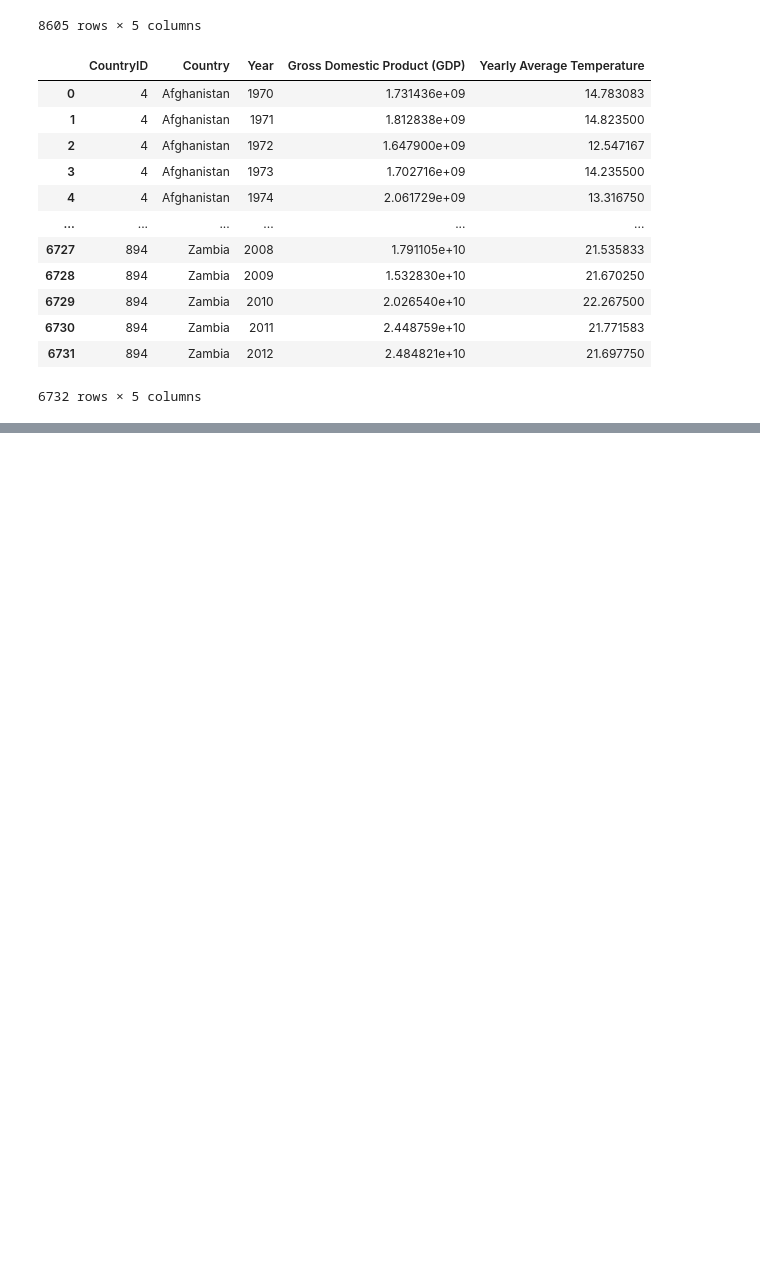
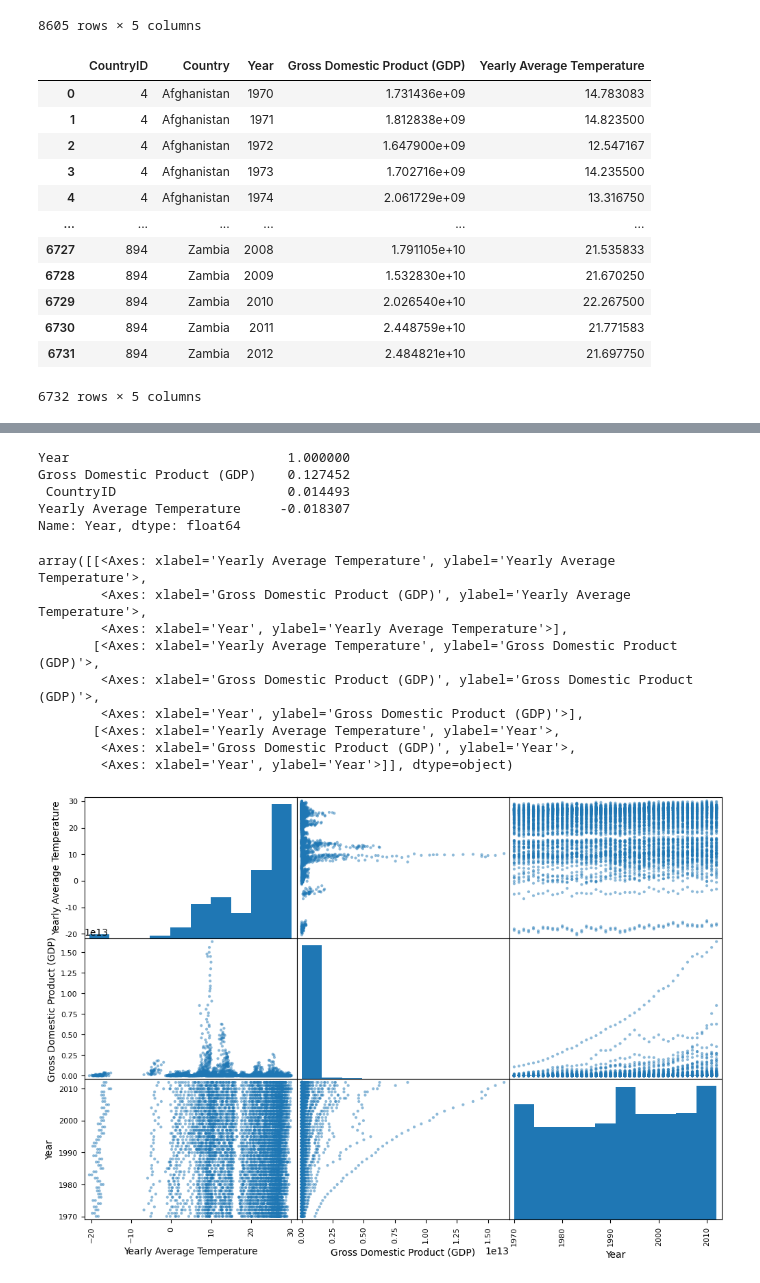
Before and after one commit to TheElcurtiso/machineLearningProject, a Jupyter notebook: GlobalEconomyAndTemperatures.ipynb, the cells around one changed output, grey strips where cells are left out. Drawn from its saved outputs; the diff is of its cells as text; code cells hidden in the pictures; blank space fills up the shorter version.

```diff
--- a/GlobalEconomyAndTemperatures.ipynb
+++ b/GlobalEconomyAndTemperatures.ipynb
@@ -139,0 +151,25 @@ The geopandas.dataset module is deprecated and will be removed in GeoPandas 1.0.
+# %%
+check_correlation = economy_and_temperature_statistics.copy().drop("Country", axis=1)
+corr_matrix = check_correlation.corr()
+corr_matrix["Gross Domestic Product (GDP)"].sort_values(ascending=False)
+# %% [output]
+Year                            1.000000
+Gross Domestic Product (GDP)    0.127452
+ CountryID                      0.014493
+Yearly Average Temperature     -0.018307
+Name: Year, dtype: float64
+# %%
+from pandas.plotting import scatter_matrix
+attributes = ["Yearly Average Temperature", "Gross Domestic Product (GDP)", "Year"]
+scatter_matrix(economy_and_temperature_statistics[attributes], figsize=(12, 8))
+# %% [output]
+array([[<Axes: xlabel='Yearly Average Temperature', ylabel='Yearly Average Temperature'>,
+        <Axes: xlabel='Gross Domestic Product (GDP)', ylabel='Yearly Average Temperature'>,
+        <Axes: xlabel='Year', ylabel='Yearly Average Temperature'>],
+       [<Axes: xlabel='Yearly Average Temperature', ylabel='Gross Domestic Product (GDP)'>,
+        <Axes: xlabel='Gross Domestic Product (GDP)', ylabel='Gross Domestic Product (GDP)'>,
+        <Axes: xlabel='Year', ylabel='Gross Domestic Product (GDP)'>],
+       [<Axes: xlabel='Yearly Average Temperature', ylabel='Year'>,
+        <Axes: xlabel='Gross Domestic Product (GDP)', ylabel='Year'>,
+        <Axes: xlabel='Year', ylabel='Year'>]], dtype=object)
+[figure, added]
```
Also changed, not shown: parts of 2 cells of this notebook, 2 other files.
